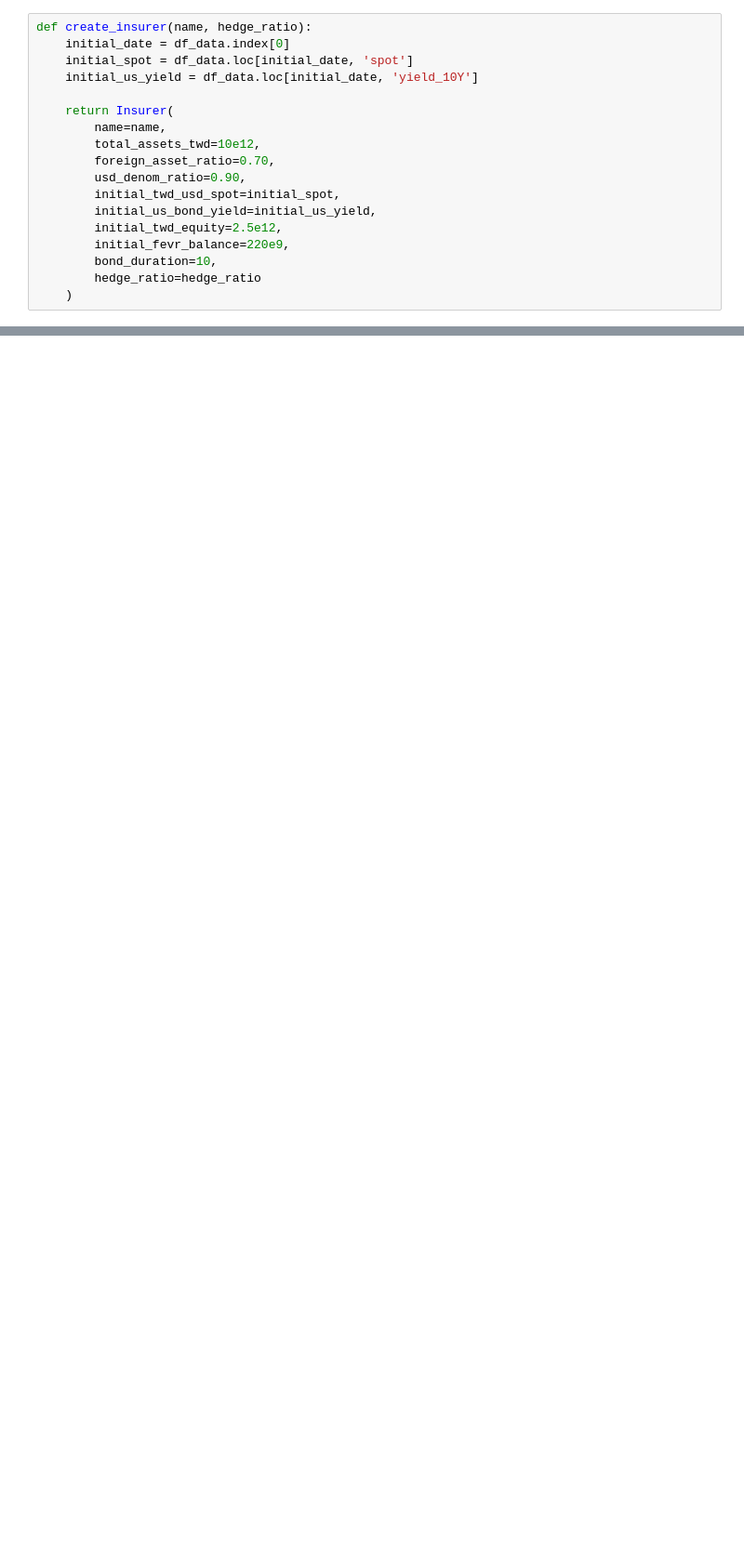
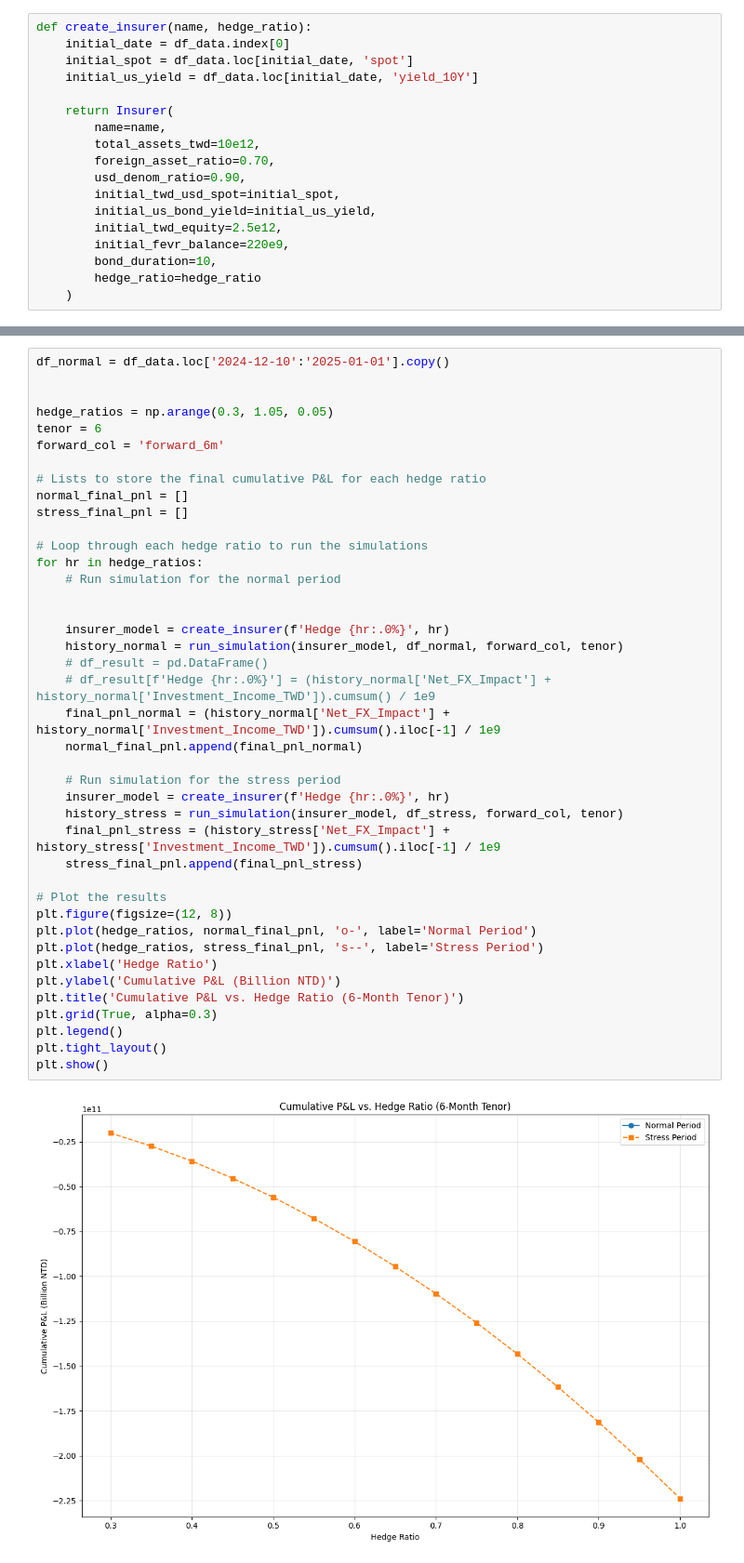
Before and after one commit to patrickwupc/taiwan-insurer-alm-fx-hedging-model, a Jupyter notebook: notebooks/02_Model_Development.ipynb, the cells around one changed output, grey strips where cells are left out. Shown at 93% size. Drawn from its saved outputs; the diff is of its cells as text; blank space fills up the shorter version.

```diff
--- a/notebooks/02_Model_Development.ipynb
+++ b/notebooks/02_Model_Development.ipynb
@@ -169,0 +112,43 @@ def make_insurer(initial_spot, initial_yield):
+# %%
+df_normal = df_data.loc['2024-12-10':'2025-01-01'].copy()
+
+
+hedge_ratios = np.arange(0.3, 1.05, 0.05)
+tenor = 6
+forward_col = 'forward_6m'
+
+# Lists to store the final cumulative P&L for each hedge ratio
+normal_final_pnl = []
+stress_final_pnl = []
+
+# Loop through each hedge ratio to run the simulations
+for hr in hedge_ratios:
+    # Run simulation for the normal period
+
+
+    insurer_model = create_insurer(f'Hedge {hr:.0%}', hr)
+    history_normal = run_simulation(insurer_model, df_normal, forward_col, tenor)
+    # df_result = pd.DataFrame()
+    # df_result[f'Hedge {hr:.0%}'] = (history_normal['Net_FX_Impact'] + history_normal['Investment_Income_TWD']).cumsum() / 1e9
+    final_pnl_normal = (history_normal['Net_FX_Impact'] + history_normal['Investment_Income_TWD']).cumsum().iloc[-1] / 1e9
+    normal_final_pnl.append(final_pnl_normal)
+
+    # Run simulation for the stress period
+    insurer_model = create_insurer(f'Hedge {hr:.0%}', hr)
+    history_stress = run_simulation(insurer_model, df_stress, forward_col, tenor)
+    final_pnl_stress = (history_stress['Net_FX_Impact'] + history_stress['Investment_Income_TWD']).cumsum().iloc[-1] / 1e9
+    stress_final_pnl.append(final_pnl_stress)
+
+# Plot the results
+plt.figure(figsize=(12, 8))
+plt.plot(hedge_ratios, normal_final_pnl, 'o-', label='Normal Period')
+plt.plot(hedge_ratios, stress_final_pnl, 's--', label='Stress Period')
+plt.xlabel('Hedge Ratio')
+plt.ylabel('Cumulative P&L (Billion NTD)')
+plt.title('Cumulative P&L vs. Hedge Ratio (6-Month Tenor)')
+plt.grid(True, alpha=0.3)
+plt.legend()
+plt.tight_layout()
+plt.show()
+# %% [output]
+[figure, added]
```
Also changed, not shown: parts of 15 cells of this notebook, 3 other files.
